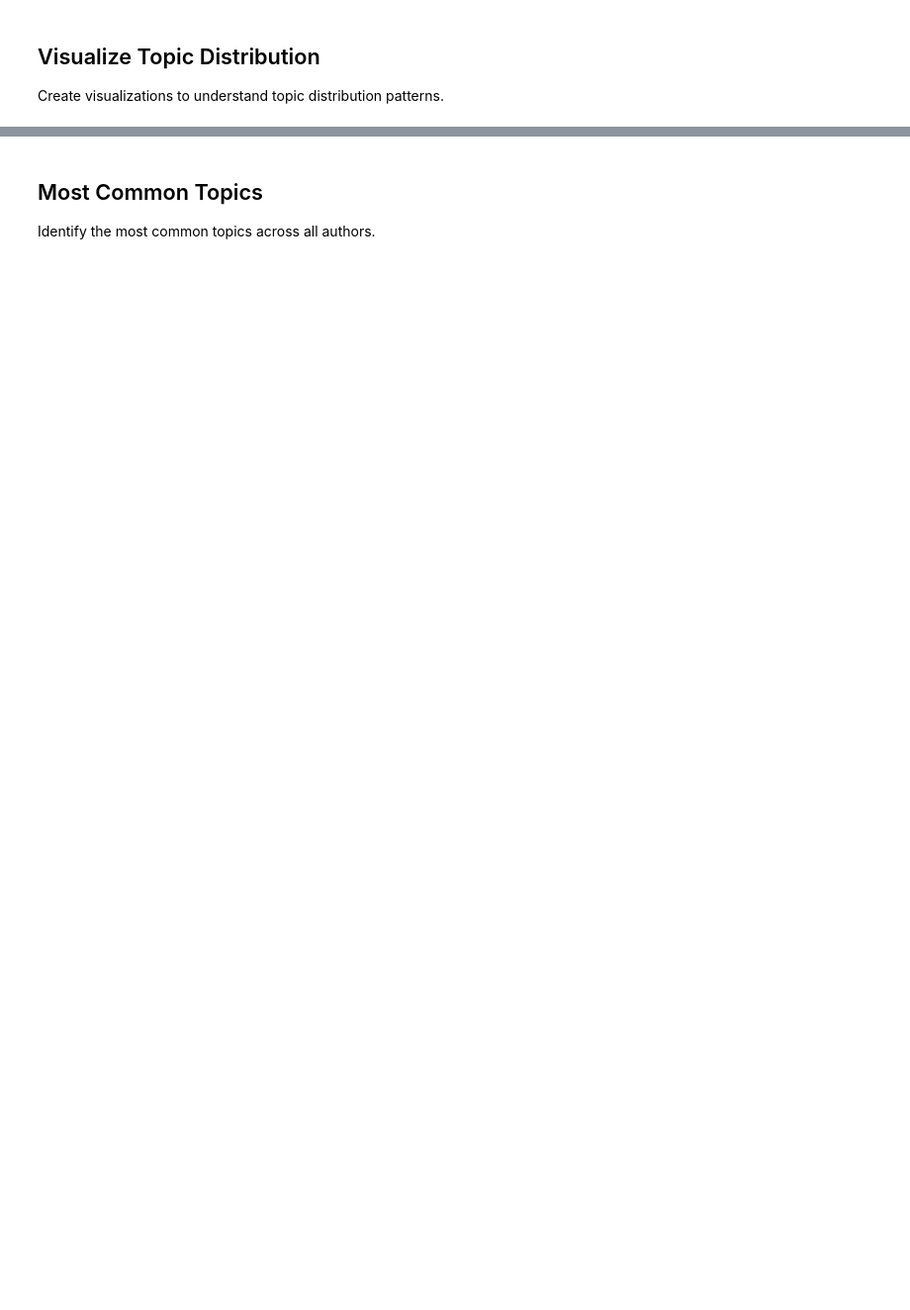
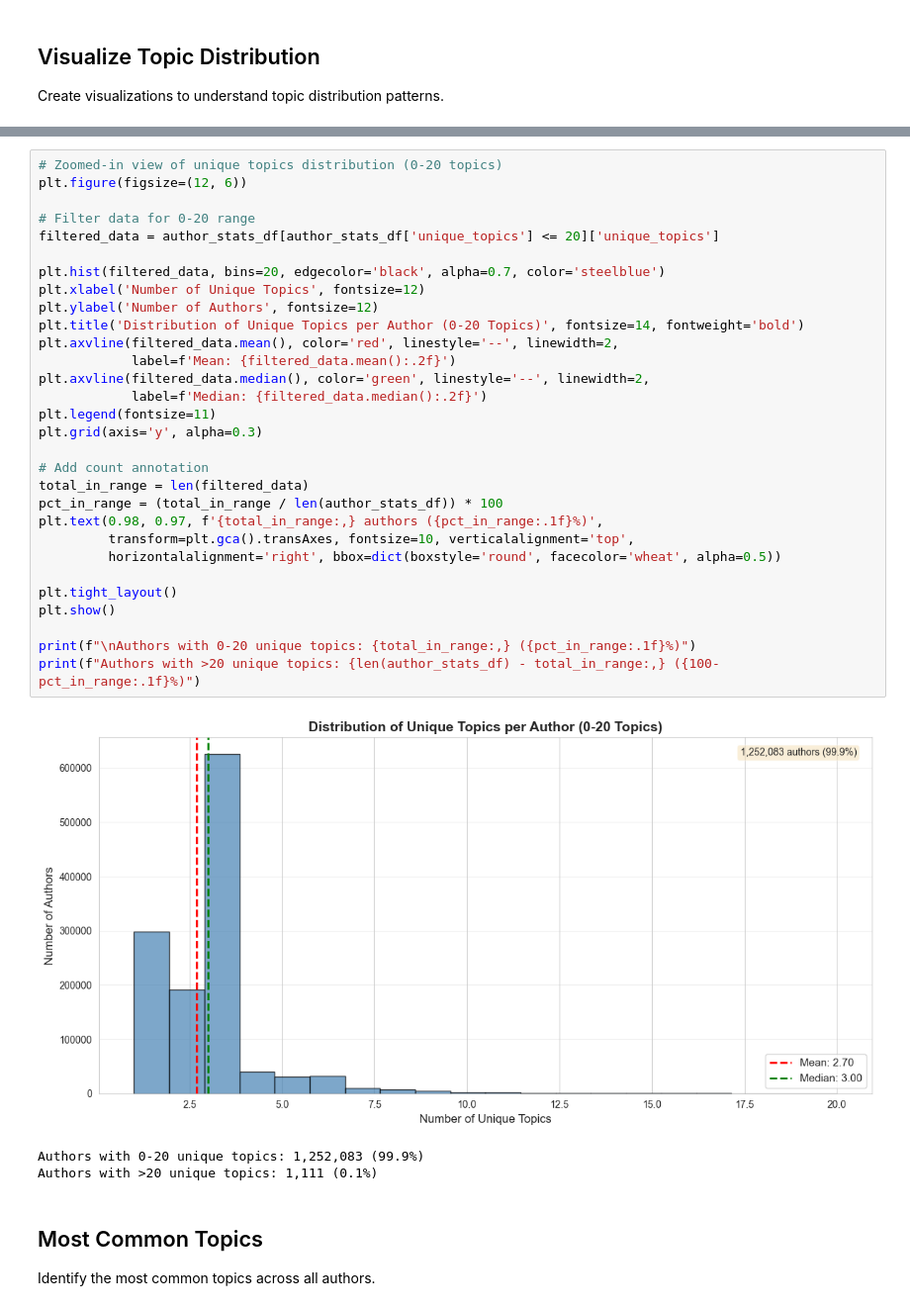
Before and after one commit to shafe123/cmu-aegis-scholar, a Jupyter notebook: data_exploration/open_alex_topics.ipynb, the cells around one changed output, grey strips where cells are left out. Shown at 99% size. Drawn from its saved outputs; the diff is of its cells as text; blank space fills up the shorter version.

Commit message:
updates topic analysis

```diff
--- a/data_exploration/open_alex_topics.ipynb
+++ b/data_exploration/open_alex_topics.ipynb
@@ -210,3 +210,37 @@ plt.show()
+# %%
+# Zoomed-in view of unique topics distribution (0-20 topics)
+plt.figure(figsize=(12, 6))
+
+# Filter data for 0-20 range
+filtered_data = author_stats_df[author_stats_df['unique_topics'] <= 20]['unique_topics']
+
+plt.hist(filtered_data, bins=20, edgecolor='black', alpha=0.7, color='steelblue')
+plt.xlabel('Number of Unique Topics', fontsize=12)
+plt.ylabel('Number of Authors', fontsize=12)
+plt.title('Distribution of Unique Topics per Author (0-20 Topics)', fontsize=14, fontweight='bold')
+plt.axvline(filtered_data.mean(), color='red', linestyle='--', linewidth=2,
+            label=f'Mean: {filtered_data.mean():.2f}')
+plt.axvline(filtered_data.median(), color='green', linestyle='--', linewidth=2,
+            label=f'Median: {filtered_data.median():.2f}')
+plt.legend(fontsize=11)
+plt.grid(axis='y', alpha=0.3)
+
+# Add count annotation
+total_in_range = len(filtered_data)
+pct_in_range = (total_in_range / len(author_stats_df)) * 100
+plt.text(0.98, 0.97, f'{total_in_range:,} authors ({pct_in_range:.1f}%)',
+         transform=plt.gca().transAxes, fontsize=10, verticalalignment='top',
+         horizontalalignment='right', bbox=dict(boxstyle='round', facecolor='wheat', alpha=0.5))
+
+plt.tight_layout()
+plt.show()
+
+print(f"\nAuthors with 0-20 unique topics: {total_in_range:,} ({pct_in_range:.1f}%)")
+print(f"Authors with >20 unique topics: {len(author_stats_df) - total_in_range:,} ({100-pct_in_range:.1f}%)")
+# %% [output]
+[figure, added]
+Authors with 0-20 unique topics: 1,252,083 (99.9%)
+Authors with >20 unique topics: 1,111 (0.1%)
 # %% [markdown]
 ## Most Common Topics
 
```
Also changed, not shown: parts of 8 cells of this notebook.
